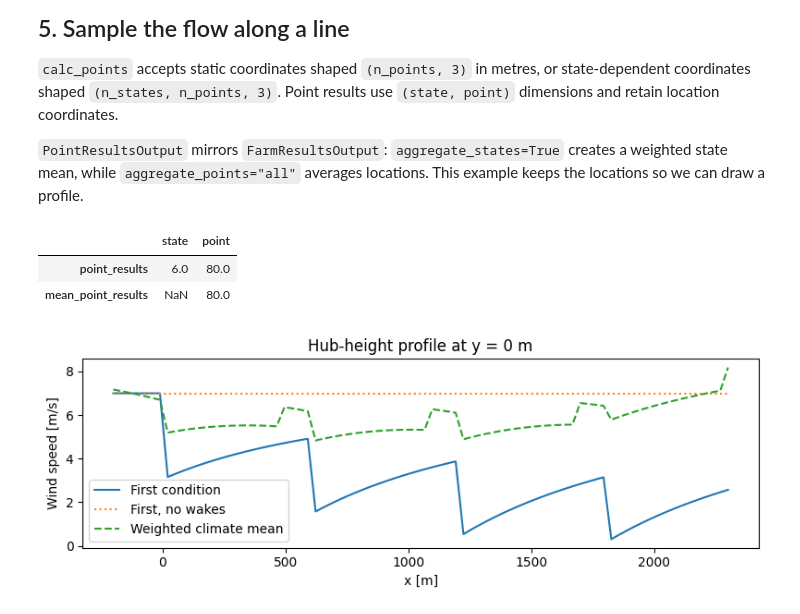
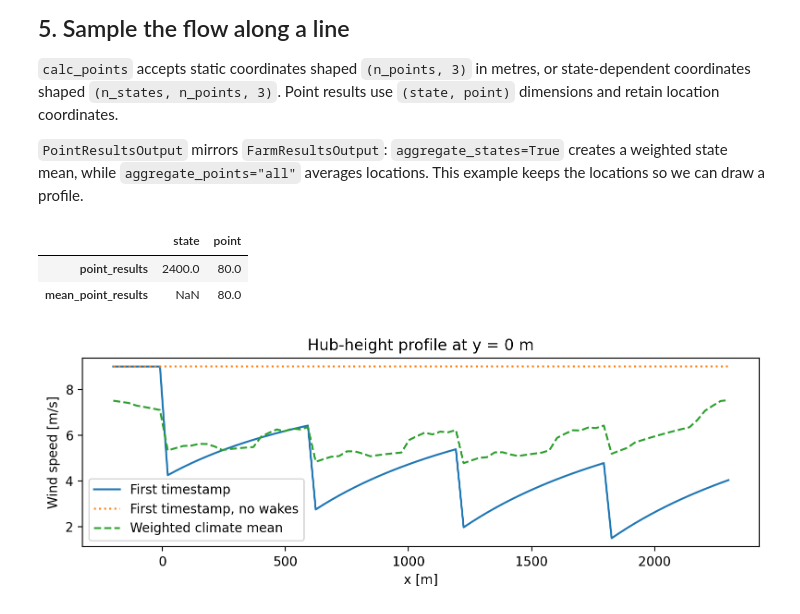
Before and after one commit to FraunhoferIWES/foxes, a Jupyter notebook: notebooks/outputs.ipynb, the cells around one changed output. Cells and saved outputs as stored; diff of their text form; code cells hidden in the pictures.

```diff
--- a/notebooks/outputs.ipynb
+++ b/notebooks/outputs.ipynb
@@ -206,8 +311,9 @@ The reduced dataset's `n_states` and `n_turbines` attributes record **how many i
 # %%
+selected_states = list(weather.index[:24])
 with engine:
     selected_mean = algo.calc_outputs(
         farm_results=farm_results,
-        states_sel=list(weather.index[:2]),
+        states_sel=selected_states,
         outputs=outputs.FarmResultsOutput(
             variables=metrics, aggregate_turbines="all", aggregate_states=True
         ),
@@ -215,5 +321,5 @@ with engine:
 
 display(pd.Series({variable: selected_mean[variable].item() for variable in metrics}))
 display(selected_mean.attrs)
-assert selected_mean.attrs["n_states"] == 2
+assert selected_mean.attrs["n_states"] == len(selected_states)
 # %% [output]
@@ -364,9 +477,9 @@ with engine:
         outputs=outputs.FarmLayoutOutput(
             operation="get_figure",
             parameters={
-                "figsize": (8, 3),
+                "figsize": (10, 5),
                 "annotate": 1,
-                "title": "Six turbines in three wind farms",
+                "title": "Twelve turbines in three wind farms",
             },
         ),
     )
@@ -384,7 +497,7 @@ with engine:
             plot_pars={
                 "figsize": (6, 4.5),
                 "freq_delta": 20,
-                "title": "Synthetic climate at turbine T1",
+                "title": "2,400-hour synthetic climate at turbine T01",
                 "legend_pars": {"bbox_to_anchor": (1.05, 1), "loc": "upper left"},
             },
         ),
@@ -395,0 +556,26 @@ plt.close("all")
+# %%
+support_source = foxes.input.states.StatesTable(
+    weather,
+    output_vars=[FV.WS, FV.WD, FV.TI, FV.RHO],
+    fixed_vars={FV.TI: 0.08, FV.RHO: 1.225},
+)
+binned_states = foxes.input.states.BinnedPointCloudData(
+    support_source,
+    bin_vars={FV.WS: [0, 5, 8, 11, 15], FV.WD: 12},
+    support_points=np.array([[0.0, 0.0, 90.0], [1800.0, 1400.0, 90.0]]),
+    interpolation="nearest",
+)
+support_algo = foxes.algorithms.Downwind(
+    farm, binned_states, wake_models=[], verbosity=0
+)
+with engine:
+    support_results = support_algo.calc_outputs(
+        outputs=outputs.SupportWindRosePlotOutput(
+            plot_pars={"ncols": 2, "figsize": (11, 5)}
+        ),
+        ret_dict=True,
+    )
+support_figure, support_data = support_results["support_rose_plot"]
+np.testing.assert_allclose(support_data.frequency.sum((FV.WD, FV.WS)), 100.0)
+plt.show()
+plt.close("all")
@@ -412,34 +600,34 @@ with engine:
         outputs=[
             "point_results_all",
             outputs.PointResultsOutput(
                 variables=[FV.WS, FV.AMB_WS],
                 aggregate_states=True,
             ),
         ],
     )
 point_results = point_outputs[FC.POINT_RESULTS]
 mean_points = point_outputs[FC.MEAN_POINT_RESULTS]
 display(
     pd.DataFrame({name: dict(data.sizes) for name, data in point_outputs.items()}).T
 )
 assert FC.STATE not in mean_points.dims
 
 fig, ax = plt.subplots(figsize=(8, 3))
-ax.plot(points[:, 0], point_results[FV.WS].isel({FC.STATE: 0}), label="First condition")
+ax.plot(points[:, 0], point_results[FV.WS].isel({FC.STATE: 0}), label="First timestamp")
 ax.plot(
     points[:, 0],
     point_results[FV.AMB_WS].isel({FC.STATE: 0}),
-    label="First, no wakes",
+    label="First timestamp, no wakes",
     linestyle=":",
 )
 ax.plot(points[:, 0], mean_points[FV.WS], label="Weighted climate mean", linestyle="--")
 ax.set(xlabel="x [m]", ylabel="Wind speed [m/s]", title="Hub-height profile at y = 0 m")
 ax.legend()
 fig.tight_layout()
 plt.show()
 plt.close("all")
 # %% [output]
 |  | state | point |
-| point_results | 6.0 | 80.0 |
+| point_results | 2400.0 | 80.0 |
 | mean_point_results | NaN | 80.0 |
-[figure, old version]
+[figure, new version]
```
Also changed, not shown: parts of 47 cells of this notebook, 9 other files.
